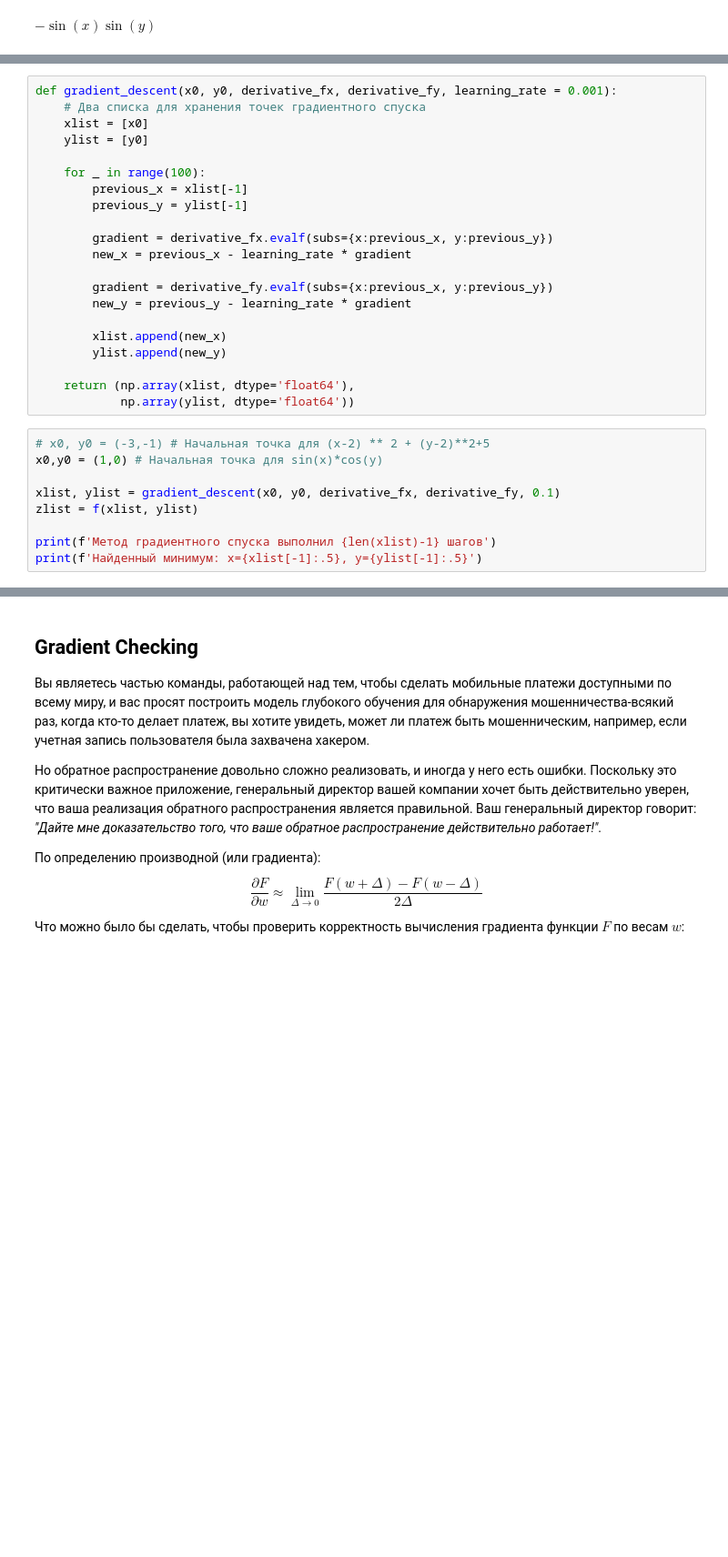
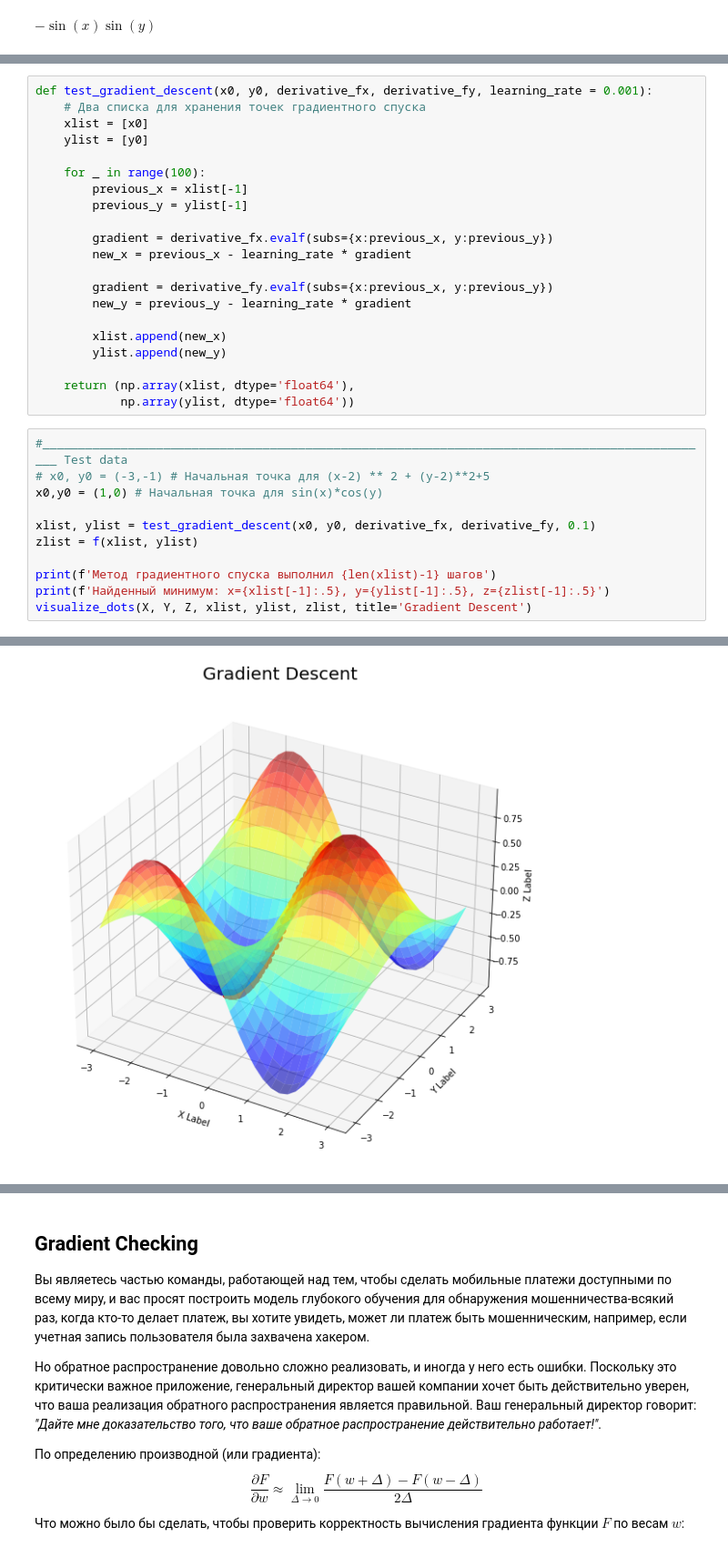
Before and after one commit to Artexxx/Artem-python, a Jupyter notebook: algorithms/Model Optimization Methods/Optimization Methods.ipynb, the cells around one changed output, grey strips where cells are left out. Shown at 91% size. Saved outputs shown, nothing was run; the diff lists cells and outputs as text; blank space fills up the shorter version.

```diff
--- a/algorithms/Model Optimization Methods/Optimization Methods.ipynb
+++ b/algorithms/Model Optimization Methods/Optimization Methods.ipynb
@@ -94,7 +101,7 @@ fig.show()
 # %% [output]
 [interactive output not drawn]
 # %%
-def gradient_descent(x0, y0, derivative_fx, derivative_fy, learning_rate = 0.001):
+def test_gradient_descent(x0, y0, derivative_fx, derivative_fy, learning_rate = 0.001):
     # Два списка для хранения точек градиентного спуска
     xlist = [x0]
     ylist = [y0]
@@ -115,13 +122,15 @@ def gradient_descent(x0, y0, derivative_fx, derivative_fy, learning_rate = 0.001
     return (np.array(xlist, dtype='float64'),
             np.array(ylist, dtype='float64'))
 # %%
+#_______________________________________________________________________________________________ Test data
 # x0, y0 = (-3,-1) # Начальная точка для (x-2) ** 2 + (y-2)**2+5
 x0,y0 = (1,0) # Начальная точка для sin(x)*cos(y)
 
-xlist, ylist = gradient_descent(x0, y0, derivative_fx, derivative_fy, 0.1)
+xlist, ylist = test_gradient_descent(x0, y0, derivative_fx, derivative_fy, 0.1)
 zlist = f(xlist, ylist)
 
 print(f'Метод градиентного спуска выполнил {len(xlist)-1} шагов')
-print(f'Найденный минимум: x={xlist[-1]:.5}, y={ylist[-1]:.5}')
+print(f'Найденный минимум: x={xlist[-1]:.5}, y={ylist[-1]:.5}, z={zlist[-1]:.5}')
+visualize_dots(X, Y, Z, xlist, ylist, zlist, title='Gradient Descent')
 # %% [output]
 Метод градиентного спуска выполнил 100 шагов
@@ -128,0 +138 @@ print(f'Найденный минимум: x={xlist[-1]:.5}, y={ylist[-1]:.5}')
+[figure, added]
```
Also changed, not shown: parts of 21 cells of this notebook, 3 other files.
